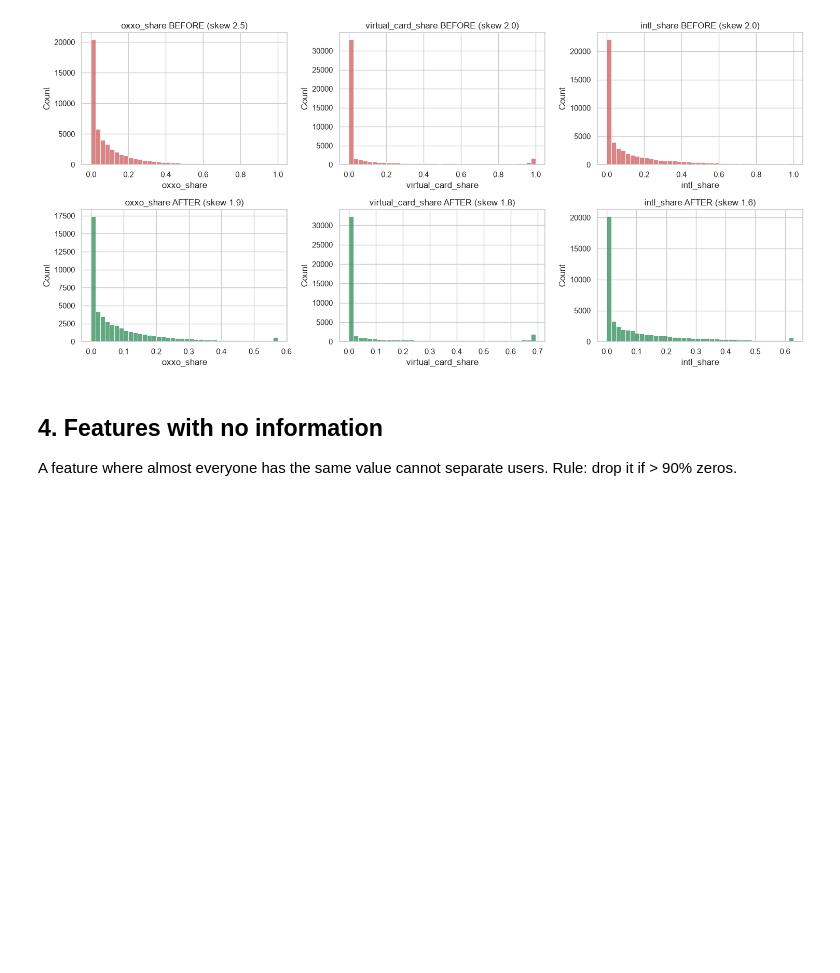
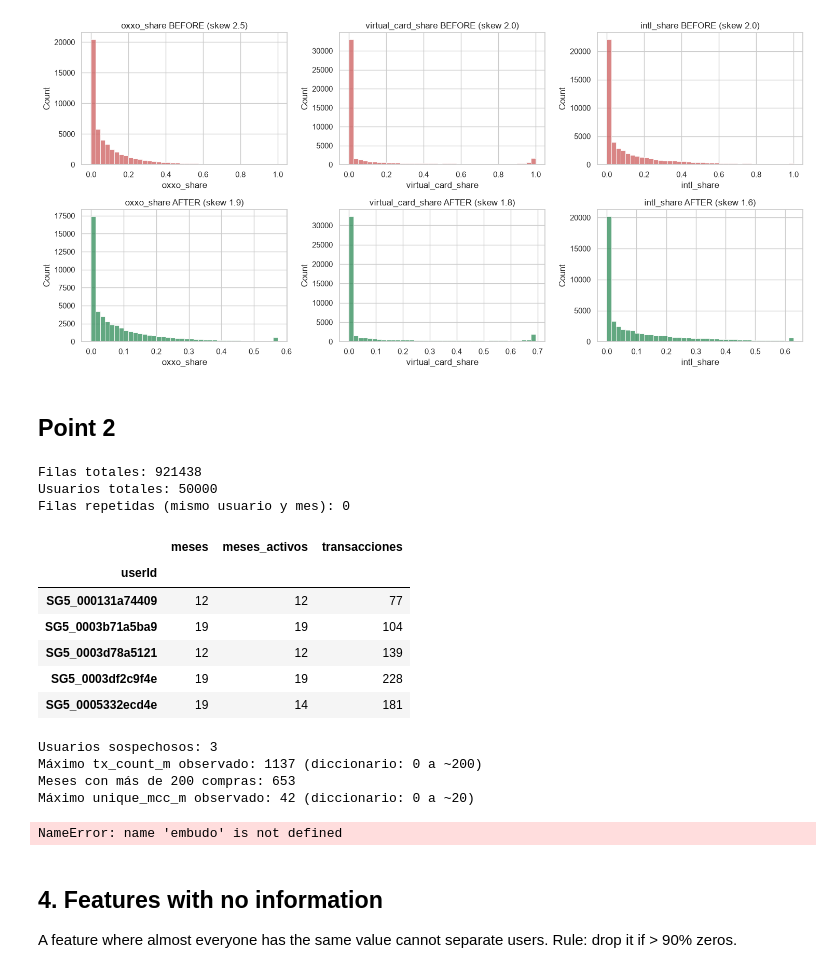
Before and after one commit to Krdz14/EDAgroup5, a Jupyter notebook: Evidence_2.ipynb, the cells around one changed output. Saved outputs shown, nothing was run; the diff lists cells and outputs as text; code cells hidden in the pictures; blank space fills up the shorter version.

```diff
--- a/Evidence_2.ipynb
+++ b/Evidence_2.ipynb
@@ -99,3 +99,74 @@ plt.tight_layout(); plt.show()
 # %% [output]
 Transformed: ['oxxo_share', 'virtual_card_share', 'intl_share', 'avg_ticket', 'monthly_spend']
 [figure]
+# %% [markdown]
+## Point 2
+# %%
+df["mes"] = pd.to_datetime(df["mes"])
+df = df.sort_values(["userId", "mes"])
+
+print("Filas totales:", len(df))
+print("Usuarios totales:", df["userId"].nunique())
+print("Filas repetidas (mismo usuario y mes):", df.duplicated(["userId", "mes"]).sum())
+# %% [output]
+Filas totales: 921438
+Usuarios totales: 50000
+Filas repetidas (mismo usuario y mes): 0
+# %%
+MIN_MESES = 4      # mínimo de meses de historia
+MIN_ACTIVOS = 3    # mínimo de meses con al menos 1 transacción
+
+df["activo"] = df["tx_count_m"] > 0
+
+usuarios = df.groupby("userId").agg(
+    meses=("mes", "count"),
+    meses_activos=("activo", "sum"),
+    transacciones=("tx_count_m", "sum"),
+)
+usuarios.head()
+# %% [output]
+|  | meses | meses_activos | transacciones |
+| userId |  |  |  |
+| SG5_000131a74409 | 12 | 12 | 77 |
+| SG5_0003b71a5ba9 | 19 | 19 | 104 |
+| SG5_0003d78a5121 | 12 | 12 | 139 |
+| SG5_0003df2c9f4e | 19 | 19 | 228 |
+| SG5_0005332ecd4e | 19 | 14 | 181 |
+# %%
+tope_tx = df["tx_count_m"].quantile(0.9999)
+tope_monto = df["tx_amount_sum_m"].quantile(0.9999)
+
+mes_sospechoso = (
+    ((df["tx_count_m"] >= tope_tx) | (df["tx_amount_sum_m"] >= tope_monto))
+    & (df["decline_ratio_m"] >= 0.5)
+)
+
+usuarios_sospechosos = df.loc[mes_sospechoso, "userId"].unique()
+print("Usuarios sospechosos:", len(usuarios_sospechosos))
+print("Máximo tx_count_m observado:", df["tx_count_m"].max(), "(diccionario: 0 a ~200)")
+print("Meses con más de 200 compras:", (df["tx_count_m"] > 200).sum())
+print("Máximo unique_mcc_m observado:", df["unique_mcc_m"].max(), "(diccionario: 0 a ~20)")
+# %% [output]
+Usuarios sospechosos: 3
+Máximo tx_count_m observado: 1137 (diccionario: 0 a ~200)
+Meses con más de 200 compras: 653
+Máximo unique_mcc_m observado: 42 (diccionario: 0 a ~20)
+# %%
+pasos = embudo["paso"].tolist()
+valores = embudo["usuarios"].tolist()
+maximo = valores[0]
+
+plt.figure(figsize=(10, 5))
+for i, v in enumerate(valores):
+    plt.barh(i, v, left=(maximo - v) / 2, height=0.8, color=plt.cm.Blues(0.9 - i * 0.12))
+    plt.text(maximo / 2, i, format(v, ",") + "  (" + str(round(v / maximo * 100, 1)) + "%)",
+             ha="center", va="center", color="white", fontweight="bold")
+plt.yticks(range(len(pasos)), pasos)
+plt.gca().invert_yaxis()
+plt.xticks([])
+plt.title("Embudo: usuarios que quedan después de cada filtro")
+plt.box(False)
+plt.tight_layout()
+plt.show()
+# %% [output]
+NameError: name 'embudo' is not defined
```
Also changed, not shown: parts of 10 cells of this notebook.
